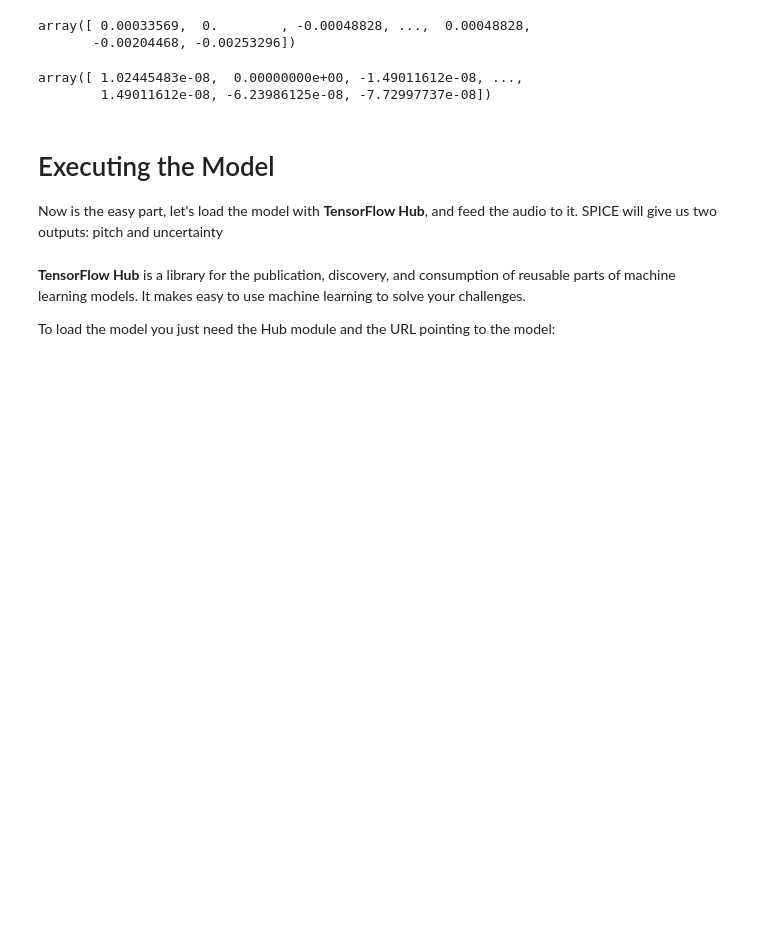
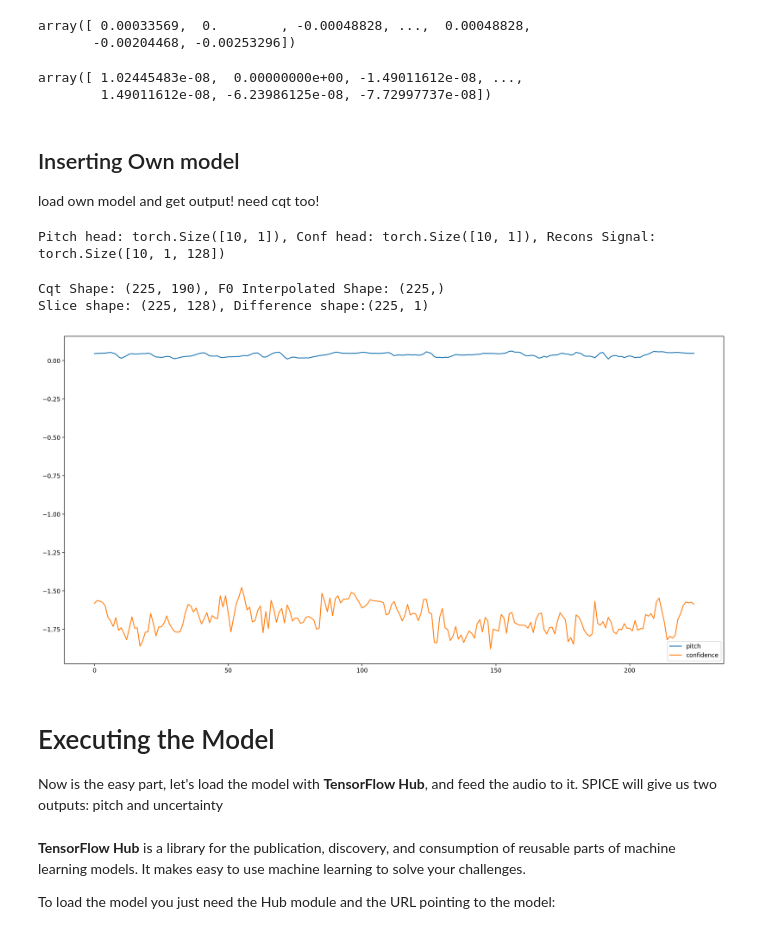
Before and after one commit to jeet-ss/Mini_SPICE, a Jupyter notebook: spice.ipynb, the cells around one changed output. Saved outputs shown, nothing was run; the diff lists cells and outputs as text; code cells hidden in the pictures; blank space fills up the shorter version.

```diff
--- a/spice.ipynb
+++ b/spice.ipynb
@@ -298,3 +302,19 @@ audio_samples
 # %% [output]
 array([ 1.02445483e-08,  0.00000000e+00, -1.49011612e-08, ...,
         1.49011612e-08, -6.23986125e-08, -7.72997737e-08])
+# %% [markdown]
+<h2>Inserting Own model</h2>
+load own model and get output!
+need cqt too!
+# %%
+import torch
+from utils.model import Spice_model
+
+model = Spice_model([1, 64, 128, 256, 512, 512, 512], [512, 512, 512, 256, 128, 64, 1], [True, True, True, True, True, True])
+checkpoint = torch.load('./rev_800checkpoints/checkpoint_1043.ckp', 'cuda' if torch.cuda.is_available() else 'cpu')
+model.load_state_dict(checkpoint['state_dict'])
+# test with random values
+pitch_h,conf_h,x_hat = model(torch.randn((10,128)))      # batch , cqt length
+print(f'Pitch head: {pitch_h.size()}, Conf head: {conf_h.size()}, Recons Signal: {x_hat.size()}')
+# %% [output]
+Pitch head: torch.Size([10, 1]), Conf head: torch.Size([10, 1]), Recons Signal: torch.Size([10, 1, 128])
@@ -301,3 +363,30 @@ array([ 1.02445483e-08,  0.00000000e+00, -1.49011612e-08, ...,
+# %%
+x,y  = Cqt_song([audio_samples], [f0])
+print(f'Cqt Shape: {x.shape}, F0 Interpolated Shape: {y.shape}')
+s1, s2, diff = Cqt_loader(x)
+print(f'Slice shape: {s1.shape}, Difference shape:{diff.shape}')
+# %% [output]
+Cqt Shape: (225, 190), F0 Interpolated Shape: (225,)
+Slice shape: (225, 128), Difference shape:(225, 1)
+# %%
+# Run Model
+USE_CUDA = torch.cuda.is_available()
+#dtype = torch.cuda.FloatTensor if USE_CUDA else torch.FloatTensor
+dtype = torch.FloatTensor  # use CPU
+
+model = model.type(dtype)
+pitch_h1,conf_h1,x_hat1 = model(torch.tensor(s1).type(dtype))
+pitch_h2,conf_h2,x_hat2 = model(torch.tensor(s2).type(dtype))
+pitch_h1,conf_h1,x_hat1,pitch_h2,conf_h2,x_hat2 =  pitch_h1.detach().numpy(),conf_h1.detach().numpy(),x_hat1.detach().numpy(),pitch_h2.detach().numpy(),conf_h2.detach().numpy(),x_hat2.detach().numpy()
+# %%
+fig, ax = plt.subplots()
+fig.set_size_inches(20, 10)
+plt.plot(pitch_h2, label='pitch')
+plt.plot(conf_h2, label='confidence')
+plt.legend(loc="lower right")
+plt.show()
+# %% [output]
+[figure, added]
 # %% [markdown]
 # Executing the Model
 Now is the easy part, let's load the model with **TensorFlow Hub**, and feed the audio to it.
```
Also changed, not shown: parts of 4 cells of this notebook, 4 other files.
